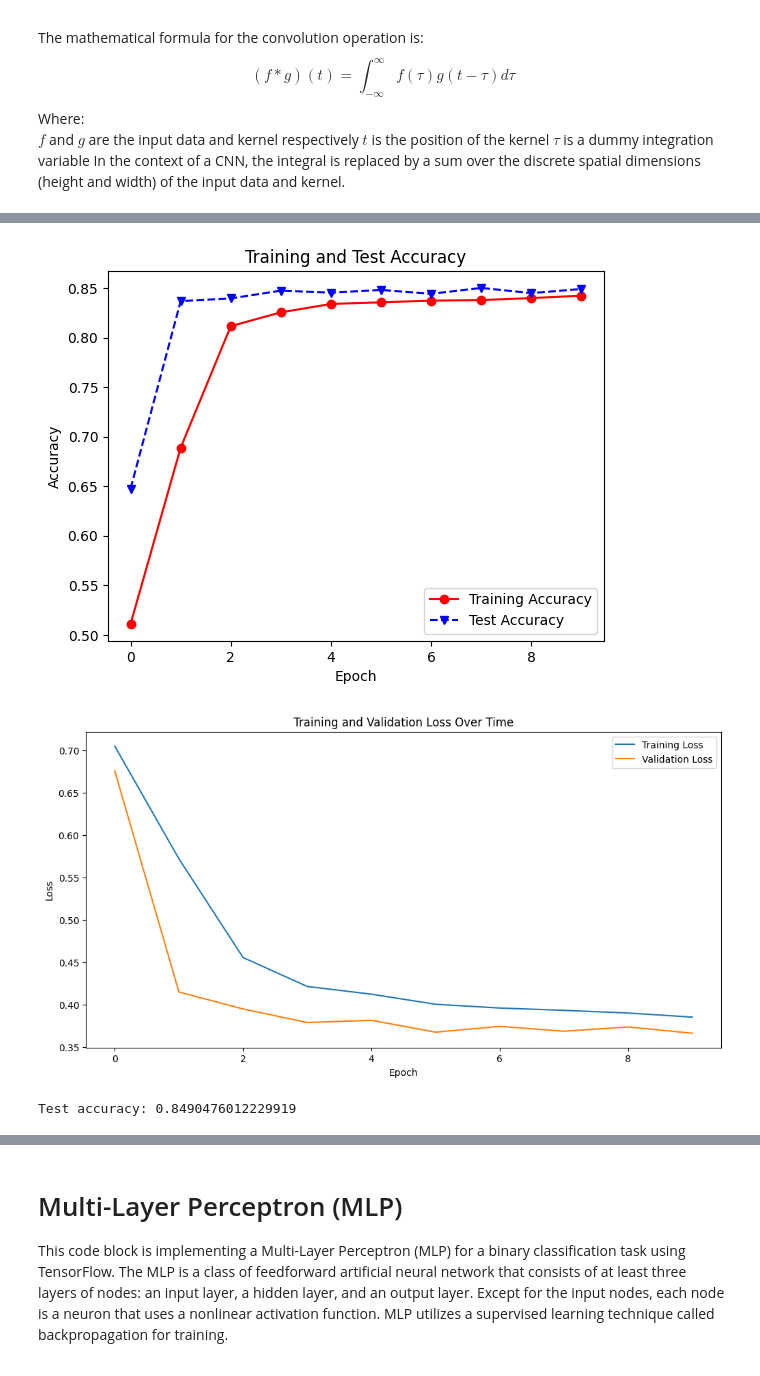
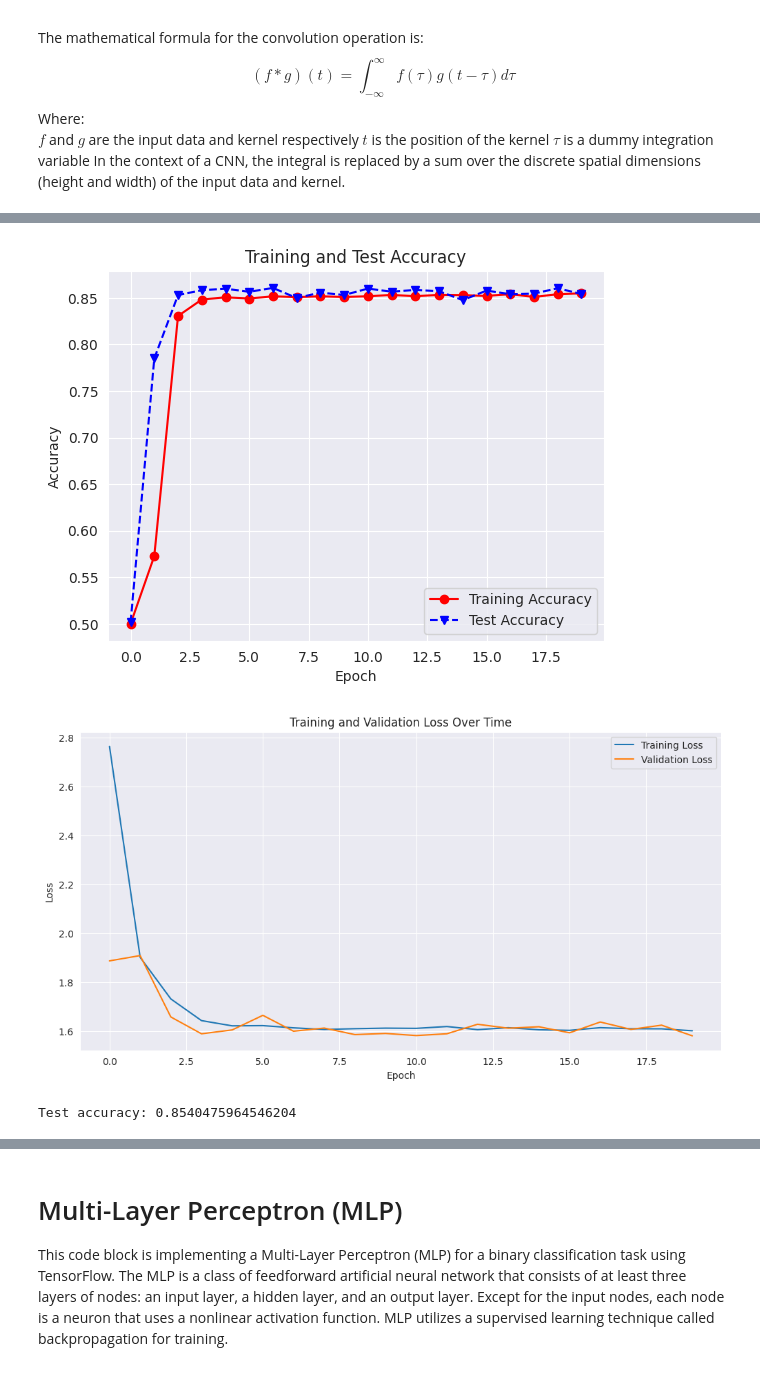
Before and after one commit to Devoalda/CSC3105_Project, a Jupyter notebook: Project.ipynb, the cells around one changed output, grey strips where cells are left out. Saved outputs shown, nothing was run; the diff lists cells and outputs as text; code cells hidden in the pictures.

```diff
--- a/Project.ipynb
+++ b/Project.ipynb
@@ -95,6 +95,7 @@ def cir_graphs(data):
     plt.xlabel('Time (ns)')
     plt.ylabel('Magnitude')
     plt.xlim([600, max(time_los)])  # Set x-axis limits
+    plt.ylim([0, 2e6])
     plt.show()
 
     # Plot the magnitude vs time for NLOS
@@ -104,6 +105,7 @@ def cir_graphs(data):
     plt.xlabel('Time (ns)')
     plt.ylabel('Magnitude')
     plt.xlim([600, max(time_los)])  # Set x-axis limits
+    plt.ylim([0, 2e6])
     plt.show()
 # %% [markdown]
 # Signal to Noise Ratio (SNR) Graph
@@ -317,8 +319,8 @@ def clean_data(data):
     print("'CIR' columns converted to float.")
 
     # Denoise 'CIR' columns
-    # denoised_cir_data = cir_data.apply(denoise_cir)
-    denoised_cir_data = cir_data.apply(deconvolve_cir)
+    denoised_cir_data = cir_data.apply(denoise_cir)
+    # denoised_cir_data = cir_data.apply(deconvolve_cir)
     print("'CIR' columns denoised.")
 
     # Replace original 'CIR' columns with denoised data
@@ -941,59 +943,68 @@ In the context of a CNN, the integral is replaced by a sum over the discrete spa
 from tensorflow.keras.models import Sequential
 from tensorflow.keras.layers import Conv1D, MaxPooling1D, Flatten, Dense, Dropout
 from tensorflow.keras.callbacks import EarlyStopping
-import matplotlib.pyplot as plt
-import tensorflow as tf
+from sklearn.model_selection import train_test_split
+from sklearn.preprocessing import StandardScaler
+from tensorflow.keras.layers import BatchNormalization
+from tensorflow.keras import regularizers
+from tensorflow.keras.optimizers import Adam
+from sklearn.metrics import confusion_matrix, roc_curve, auc
+import seaborn as sns
 
 # Set random seed for reproducibility
 tf.random.set_seed(42)
 
-# Assuming data is your cleaned data and 'NLOS' is your target variable
+# Drop the target column 'NLOS' from the data and assign the remaining data to X
 X = data.drop('NLOS', axis=1)
+# Assign the target column 'NLOS' to y
 y = data['NLOS']
 
+# Split the data into training and testing sets with a 80:20 ratio
 X_train, X_test, y_train, y_test = train_test_split(X, y, test_size=0.2, random_state=42)
 
+# Initialize a StandardScaler object
 scaler = StandardScaler()
+# Fit the scaler to the training data and transform it
 X_train = scaler.fit_transform(X_train)
+# Transform the testing data using the fitted scaler
 X_test = scaler.transform(X_test)
 
-# Define the CNN model
+# Initialize a Sequential model
 model = Sequential()
 
-# Add a 1D convolutional layer
 model.add(Conv1D(filters=64, kernel_size=3, activation='relu', input_shape=(X_train.shape[1], 1)))
-model.add(Dropout(0.5))  # Add dropout layer
+model.add(MaxPooling1D(pool_size=2))
+model.add(Dropout(0.1))  # Reduce dropout rate
 
-# Add a max pooling layer
-model.add(MaxPooling1D(pool_size=2))
-
-# Add another 1D convolutional layer
-model.add(Conv1D(filters=128, kernel_size=3, activation='relu'))
-model.add(Dropout(0.5))  # Add dropout layer
-
-# Add another max pooling layer
-model.add(MaxPooling1D(pool_size=2))
-
-# Flatten the tensor output from the previous layer
+model.add(Conv1D(filters=32, kernel_size=3, activation='relu'))
+model.add(Conv1D(filters=32, kernel_size=3, activation='relu'))  # Add an extra Conv1D layer
 model.add(Flatten())
 
-# Add a dense layer
-model.add(Dense(128, activation='relu'))
-model.add(Dropout(0.5))  # Add dropout layer
+model.add(Dense(64, activation='relu', kernel_regularizer=regularizers.l1(0.01)))  # Increase neurons in dense layer
+model.add(Dropout(0.3))  # Adjust dropout rate
 
-# Add the output layer with sigmoid activation
-model.add(Dense(1, activation='sigmoid'))  # Change number of classes to 1 and activation to 'sigmoid'
+model.add(Dense(1, activation='sigmoid'))
 
-# Compile the model with binary_crossentropy loss function
-model.compile(optimizer='adam', loss='binary_crossentropy', metrics=['accuracy'])
+model.compile(optimizer=Adam(learning_rate=0.001), loss='binary_crossentropy', metrics=['accuracy'])
 
-# Define early stopping
 early_stopping = EarlyStopping(monitor='val_loss', patience=10)
 
-# Train the model and store the history
-history = model.fit(X_train, y_train, epochs=10, batch_size=32, validation_data=(X_test, y_test), callbacks=[early_stopping])
+history = model.fit(X_train, y_train, epochs=20, batch_size=32, validation_data=(X_test, y_test), callbacks=[early_stopping])
 
-# Plot the training and test accuracy
+# Evaluate the model on the test data
+test_loss, test_acc = model.evaluate(X_test, y_test, verbose=0)
+print('Test accuracy:', test_acc)
+
+# Make predictions on the test data
+y_pred = model.predict(X_test)
+# Convert the predicted probabilities to binary outputs
+y_pred_classes = (y_pred > 0.5).astype("int32")
+
+# Generate a classification report
+report = classification_report(y_test, y_pred_classes)
+print('Classification Report: \n', report)
+
+# Plot the training and validation accuracy over epochs
 plt.plot(history.history['accuracy'], 'ro-', history.history['val_accuracy'], 'bv--')
 plt.title('Training and Test Accuracy')
 plt.xlabel('Epoch')
@@ -1001,7 +1012,7 @@ plt.ylabel('Accuracy')
 plt.legend(['Training Accuracy', 'Test Accuracy'])
 plt.show()
 
-# Plot the training and validation loss
+# Plot the training and validation loss over epochs
 plt.figure(figsize=(12, 6))
 plt.plot(history.history['loss'], label='Training Loss')
 plt.plot(history.history['val_loss'], label='Validation Loss')
@@ -1041,6 +1046,6 @@ Epoch 10/10
-[figure, old version]
+[figure, new version]
-[figure, old version]
+[figure, new version]
-Test accuracy: 0.8490476012229919
+Test accuracy: 0.8540475964546204
 # %%
 from sklearn.metrics import confusion_matrix, classification_report, roc_curve, auc
 import seaborn as sns
```
Also changed, not shown: parts of 6 cells of this notebook.
